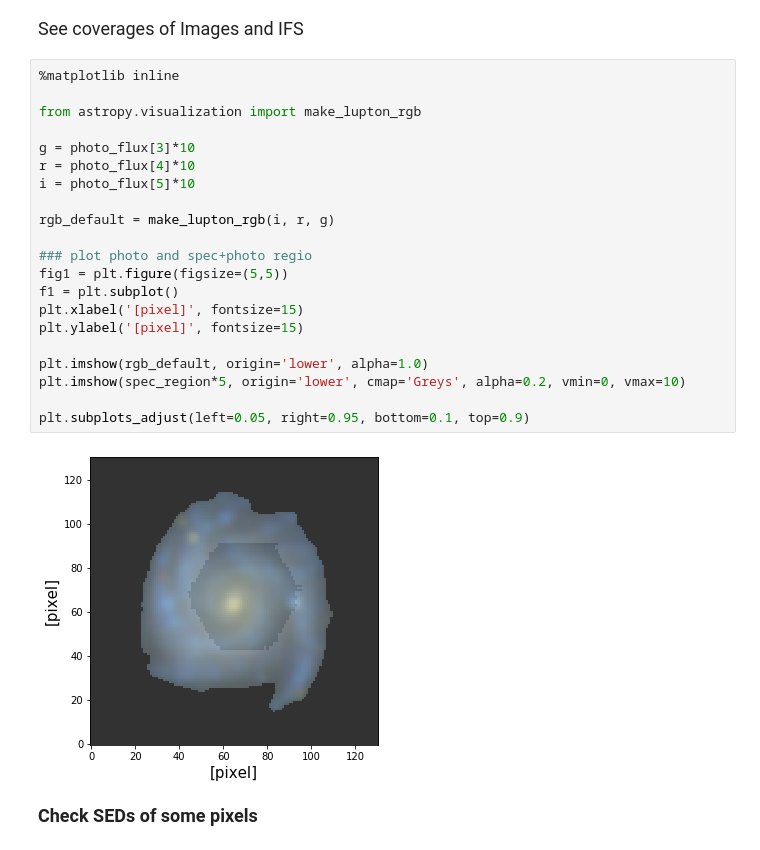
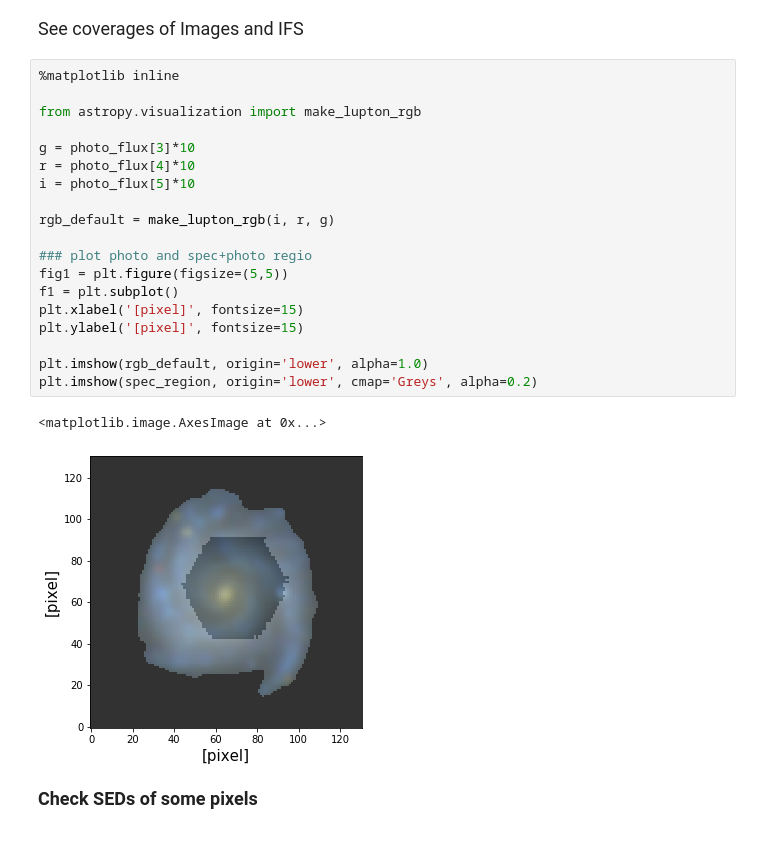
Before and after one commit to aabdurrouf/piXedfit, a Jupyter notebook: examples/FUVtoNIR_CALIFA/Step4_matching_img_ifs_part2.ipynb, the cells around one changed output. Saved outputs shown, nothing was run; the diff lists cells and outputs as text.

```diff
--- a/examples/FUVtoNIR_CALIFA/Step4_matching_img_ifs_part2.ipynb
+++ b/examples/FUVtoNIR_CALIFA/Step4_matching_img_ifs_part2.ipynb
@@ -68,26 +68,25 @@ cube.close()
 # %%
 %matplotlib inline
 
 from astropy.visualization import make_lupton_rgb
 
 g = photo_flux[3]*10
 r = photo_flux[4]*10
 i = photo_flux[5]*10
 
 rgb_default = make_lupton_rgb(i, r, g)
 
 ### plot photo and spec+photo regio
 fig1 = plt.figure(figsize=(5,5))
 f1 = plt.subplot()
 plt.xlabel('[pixel]', fontsize=15)
 plt.ylabel('[pixel]', fontsize=15)
 
 plt.imshow(rgb_default, origin='lower', alpha=1.0)
-plt.imshow(spec_region*5, origin='lower', cmap='Greys', alpha=0.2, vmin=0, vmax=10)
-
-plt.subplots_adjust(left=0.05, right=0.95, bottom=0.1, top=0.9)
+plt.imshow(spec_region, origin='lower', cmap='Greys', alpha=0.2)
 # %% [output]
+<matplotlib.image.AxesImage at 0x...>
-[figure, old version]
+[figure, new version]
 # %% [markdown]
 <font size="4"> **Check SEDs of some pixels** </font>
 # %%
```
Also changed, not shown: parts of 3 cells of this notebook, 2 other files.
